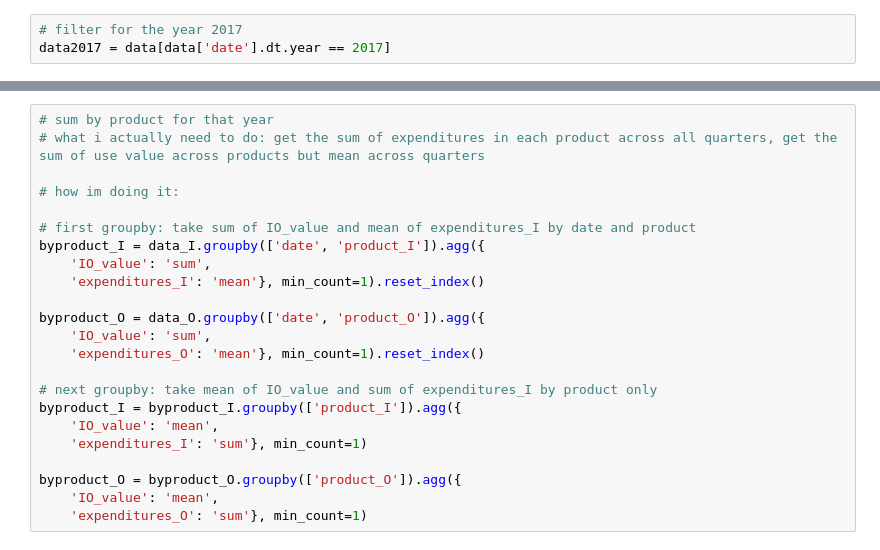
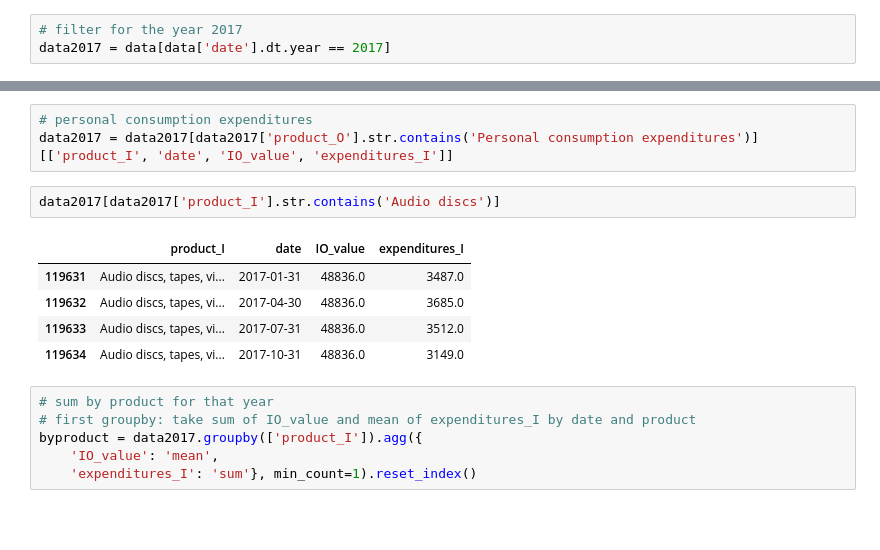
Before and after one commit to emilyfu1/shocks_productionnetworks, a Jupyter notebook: mergechecks.ipynb, the cells around one changed output, grey strips where cells are left out. Cells and saved outputs as stored; diff of their text form; blank space fills up the shorter version.

```diff
--- a/mergechecks.ipynb
+++ b/mergechecks.ipynb
@@ -43,26 +16,20 @@ data_I.head(16)
-# %%
-# sum by product for that year
-# what i actually need to do: get the sum of expenditures in each product across all quarters, get the sum of use value across products but mean across quarters
-
-# how im doing it:
-
-# first groupby: take sum of IO_value and mean of expenditures_I by date and product
-byproduct_I = data_I.groupby(['date', 'product_I']).agg({
-    'IO_value': 'sum',
-    'expenditures_I': 'mean'}, min_count=1).reset_index()
-
-byproduct_O = data_O.groupby(['date', 'product_O']).agg({
-    'IO_value': 'sum',
-    'expenditures_O': 'mean'}, min_count=1).reset_index()
-
-# next groupby: take mean of IO_value and sum of expenditures_I by product only
-byproduct_I = byproduct_I.groupby(['product_I']).agg({
-    'IO_value': 'mean',
-    'expenditures_I': 'sum'}, min_count=1)
-
-byproduct_O = byproduct_O.groupby(['product_O']).agg({
-    'IO_value': 'mean',
-    'expenditures_O': 'sum'}, min_count=1)
+# %%
+# personal consumption expenditures
+data2017 = data2017[data2017['product_O'].str.contains('Personal consumption expenditures')][['product_I', 'date', 'IO_value', 'expenditures_I']]
+# %%
+data2017[data2017['product_I'].str.contains('Audio discs')]
+# %% [output]
+|  | product_I | date | IO_value | expenditures_I |
+| 119631 | Audio discs, tapes, vi... | 2017-01-31 | 48836.0 | 3487.0 |
+| 119632 | Audio discs, tapes, vi... | 2017-04-30 | 48836.0 | 3685.0 |
+| 119633 | Audio discs, tapes, vi... | 2017-07-31 | 48836.0 | 3512.0 |
+| 119634 | Audio discs, tapes, vi... | 2017-10-31 | 48836.0 | 3149.0 |
+# %%
+# sum by product for that year
+# first groupby: take sum of IO_value and mean of expenditures_I by date and product
+byproduct = data2017.groupby(['product_I']).agg({
+    'IO_value': 'mean',
+    'expenditures_I': 'sum'}, min_count=1).reset_index()
 # %%
 # do the scatter plot with expenditures on the x axis
 
```
Also changed, not shown: parts of 4 cells of this notebook.
